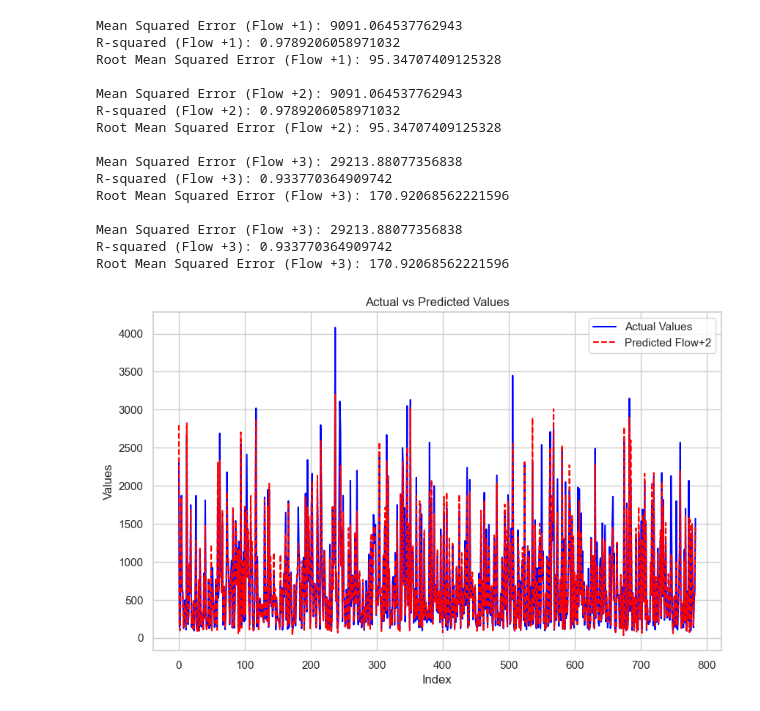
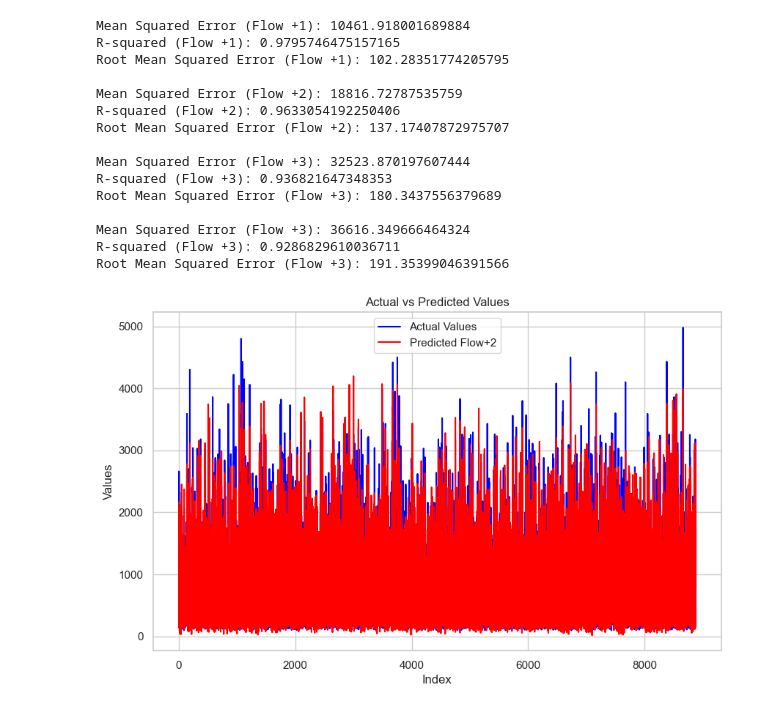
Before and after one commit to Abdullah-Usmani/flood-research1, a Jupyter notebook: LinSVR.ipynb, the cells around one changed output. Drawn from its saved outputs; the diff is of its cells as text; code cells hidden in the pictures.

```diff
--- a/LinSVR.ipynb
+++ b/LinSVR.ipynb
@@ -29,7 +29,7 @@ import seaborn as sns
 #     else:
 #         print(f"Skipping column {column} as it is not numeric.")
 # %%
-df = pd.read_csv('collective1972-2023.csv')
+df = pd.read_csv('Data/collective1972-2023.csv')
 
 # Extract year, month, and day into separate columns
 df['LOCAL_DATE'] = pd.to_datetime(df['LOCAL_DATE'])
@@ -38,7 +38,8 @@ df = pd.get_dummies(df, columns=['Month'])
 
 
 # Drop any non-numeric columns that aren't needed for training
-df.drop(['LOCAL_DATE', 'SYM', 'CITY', 'STATION', 'LATITUDE', 'LONGITUDE', 'LATITUDE', 'MAX_REL_HUMIDITY', 'MIN_REL_HUMIDITY', 'DIRECTION_MAX_GUST', 'SPEED_MAX _GUST', 'COOLING_DEGREE_DAYS', 'Flow-2', 'Flow-3'], axis=1, inplace=True)
+df.drop(['LOCAL_DATE', 'SYM', 'CITY', 'STATION', 'LATITUDE', 'LONGITUDE', 'LATITUDE', 'MAX_REL_HUMIDITY', 'MIN_REL_HUMIDITY', 'DIRECTION_MAX_GUST',
+         'SPEED_MAX_GUST', 'COOLING_DEGREE_DAYS', 'TOTAL_RAIN', 'TOTAL_SNOW', 'Flow-1','Flow-2', 'Flow-3'], axis=1, inplace=True)
 
 # Create new columns with flow values after 1 day, 2 days, 3 days
 df['Flow+1'] = df['Flow0'].shift(-1)  # Shift up by 1
@@ -211,39 +196,39 @@ print(f"R-squared (Flow +3): {r_squared}")
 rmse = np.sqrt(mse)
 print(f"Root Mean Squared Error (Flow +3): {rmse}\n")
 # %% [output]
-Mean Squared Error (Flow +1): 9091.064537762943
-R-squared (Flow +1): 0.9789206058971032
-Root Mean Squared Error (Flow +1): 95.34707409125328
+Mean Squared Error (Flow +1): 10461.918001689884
+R-squared (Flow +1): 0.9795746475157165
+Root Mean Squared Error (Flow +1): 102.28351774205795
 
-Mean Squared Error (Flow +2): 9091.064537762943
-R-squared (Flow +2): 0.9789206058971032
-Root Mean Squared Error (Flow +2): 95.34707409125328
+Mean Squared Error (Flow +2): 18816.72787535759
+R-squared (Flow +2): 0.9633054192250406
+Root Mean Squared Error (Flow +2): 137.17407872975707
 
-Mean Squared Error (Flow +3): 29213.88077356838
-R-squared (Flow +3): 0.933770364909742
-Root Mean Squared Error (Flow +3): 170.92068562221596
+Mean Squared Error (Flow +3): 32523.870197607444
+R-squared (Flow +3): 0.936821647348353
+Root Mean Squared Error (Flow +3): 180.3437556379689
 
-Mean Squared Error (Flow +3): 29213.88077356838
-R-squared (Flow +3): 0.933770364909742
-Root Mean Squared Error (Flow +3): 170.92068562221596
+Mean Squared Error (Flow +3): 36616.349666464324
+R-squared (Flow +3): 0.9286829610036711
+Root Mean Squared Error (Flow +3): 191.35399046391566
 # %%
 plt.figure(figsize=(10, 6))
 # plt.plot(range(len(Y_test)), Y_test[:, 0], color='black', label='Actual Values')
 # plt.plot(range(len(Y_test)), Y_test[:, 1], color='black', label='Actual Values')
 plt.plot(range(len(Y_test)), Y_test[:, 2], color='blue', label='Actual Values')
 # plt.plot(range(len(Y_test)), Y_test[:, 3], color='blue', label='Actual Values')
-# plt.plot(range(len(Y_pred)), Y_pred[:, 0], color='red', linestyle='--', label='Predicted Flow+0')
-# plt.plot(range(len(Y_pred)), Y_pred[:, 1], color='blue', linestyle='--', label='Predicted Flow+1')
-plt.plot(range(len(Y_pred)), Y_pred[:, 2], color='red', linestyle='--', label='Predicted Flow+2')
-# plt.plot(range(len(Y_pred)), Y_pred[:, 3], color='red', linestyle='--', label='Predicted Flow+3')
+# plt.plot(range(len(Y_pred)), Y_pred[:, 0], color='red', label='Predicted Flow+0')
+# plt.plot(range(len(Y_pred)), Y_pred[:, 1], color='blue', label='Predicted Flow+1')
+plt.plot(range(len(Y_pred)), Y_pred[:, 2], color='red', label='Predicted Flow+2')
+# plt.plot(range(len(Y_pred)), Y_pred[:, 3], color='red', label='Predicted Flow+3')
 plt.xlabel('Index')
 plt.ylabel('Values')
 plt.title('Actual vs Predicted Values')
 plt.legend()
 plt.grid(True)
 plt.show()
 # %% [output]
-[figure, old version]
+[figure, new version]
 # %%
 # Scatter plots for each output (Flow+1, Flow+2, Flow+3)
 for i in range(Y_pred.shape[1]):
```
Also changed, not shown: parts of 12 cells of this notebook, 17 other files.
